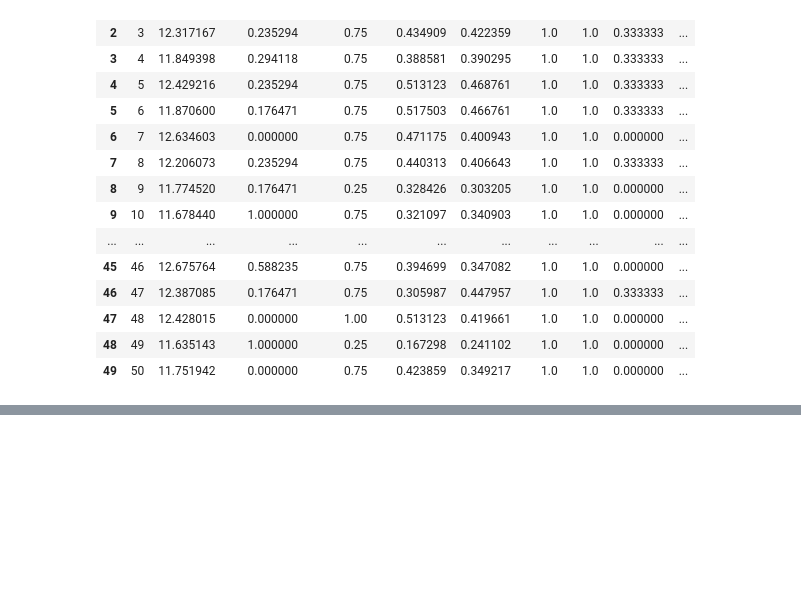
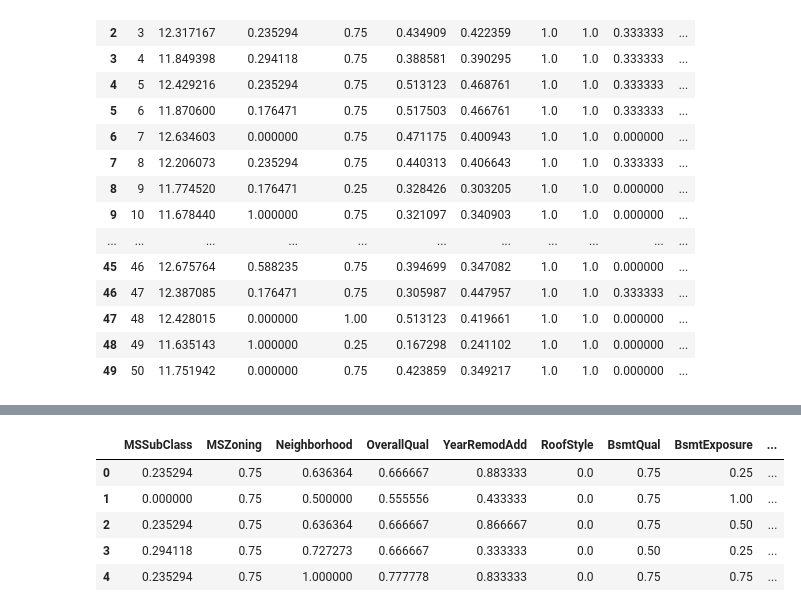
Before and after one commit to Saksham-tyagi1/Housing-Price-Prediction, a Jupyter notebook: Housing_Price_Feature_Engineering.ipynb, the cells around one changed output, grey strips where cells are left out. Cells and saved outputs as stored; diff of their text form; code cells hidden in the pictures; blank space fills up the shorter version.

```diff
--- a/Housing_Price_Feature_Engineering.ipynb
+++ b/Housing_Price_Feature_Engineering.ipynb
@@ -134,0 +141,6 @@ data.head(50)
+# %%
+
+X_train=data.drop(['Id','SalePrice'],axis=1)
+# %%
+feature_model = SelectFromModel(Lasso(alpha=0.005, random_state=0))
+feature_model.fit(X_train, y_train)
@@ -134,0 +161,13 @@ data.head(50)
+# %%
+selected_feat = X_train.columns[(feature_model.get_support())]
+# %%
+X_train=X_train[selected_feat]
+# %%
+X_train.head()
+# %% [output]
+|  | MSSubClass | MSZoning | Neighborhood | OverallQual | YearRemodAdd | RoofStyle | BsmtQual | BsmtExposure | ... |
+| 0 | 0.235294 | 0.75 | 0.636364 | 0.666667 | 0.883333 | 0.0 | 0.75 | 0.25 | ... |
+| 1 | 0.000000 | 0.75 | 0.500000 | 0.555556 | 0.433333 | 0.0 | 0.75 | 1.00 | ... |
+| 2 | 0.235294 | 0.75 | 0.636364 | 0.666667 | 0.866667 | 0.0 | 0.75 | 0.50 | ... |
+| 3 | 0.294118 | 0.75 | 0.727273 | 0.666667 | 0.333333 | 0.0 | 0.50 | 0.25 | ... |
+| 4 | 0.235294 | 0.75 | 1.000000 | 0.777778 | 0.833333 | 0.0 | 0.75 | 0.75 | ... |
```
Also changed, not shown: parts of 6 cells of this notebook.
